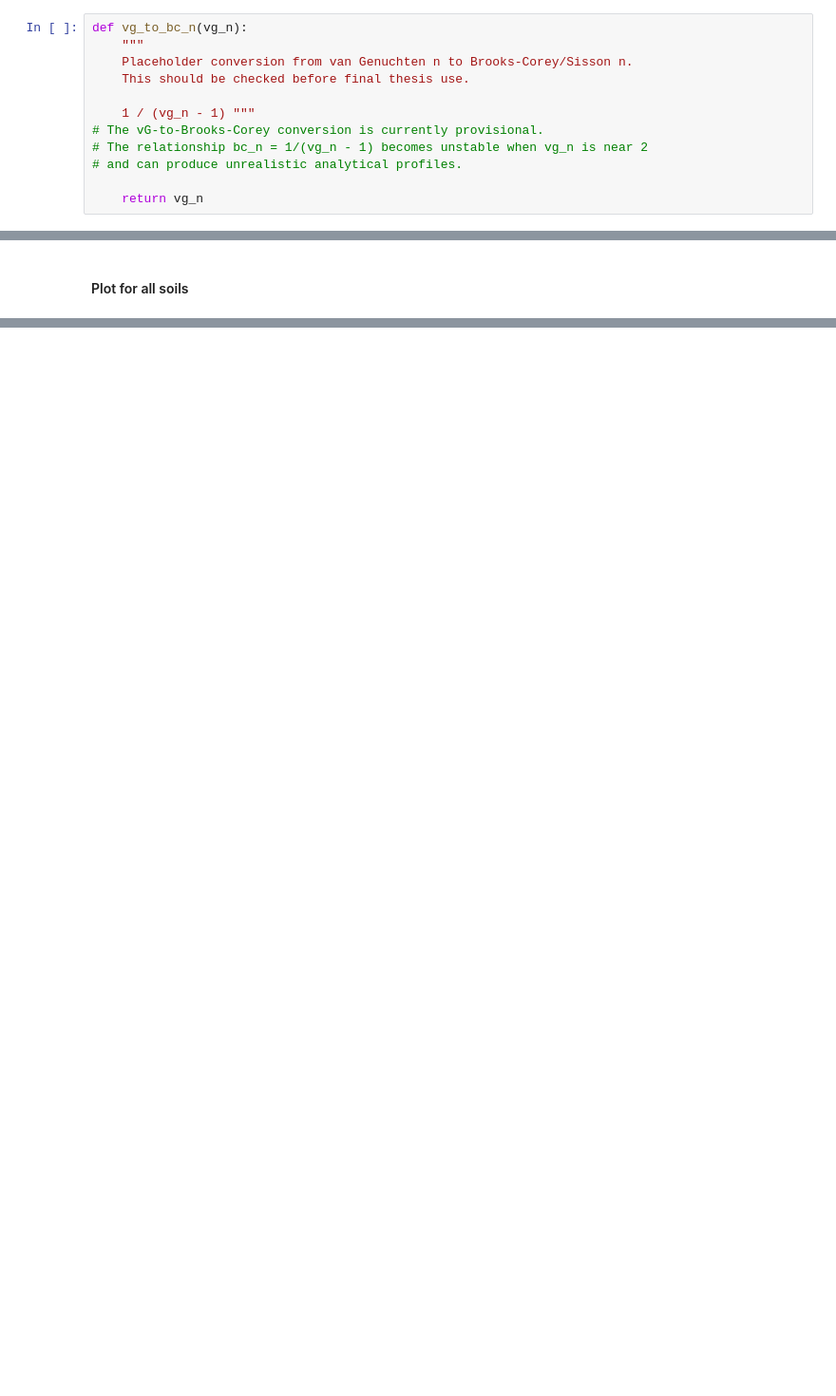
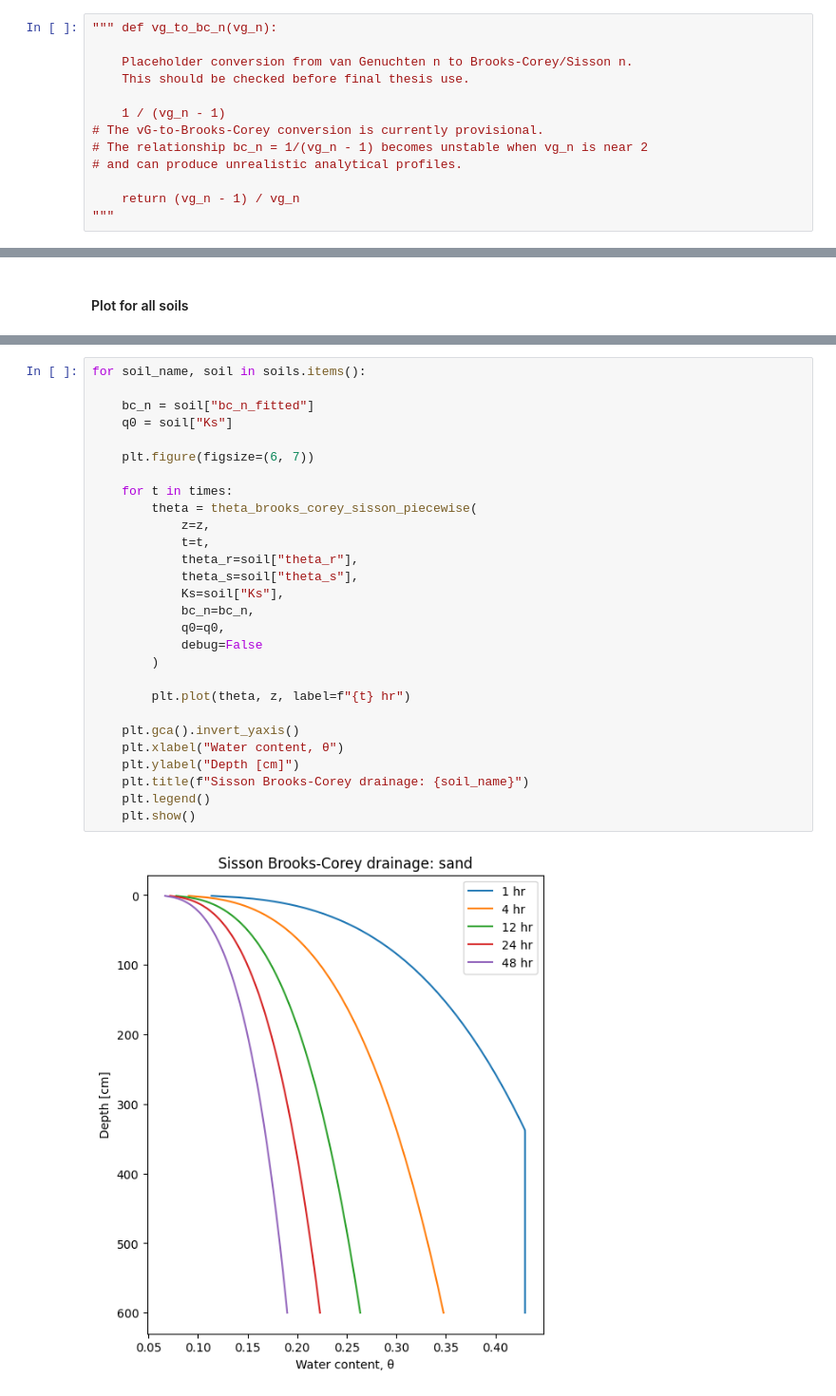
Before and after one commit to natalieyurek-cloud/TDEM_Thesis_Yurek, a Jupyter notebook: Analytical_Solution.ipynb, the cells around one changed output, grey strips where cells are left out. Shown at 95% size. Saved outputs shown, nothing was run; the diff lists cells and outputs as text; blank space fills up the shorter version.

```diff
--- a/Analytical_Solution.ipynb
+++ b/Analytical_Solution.ipynb
@@ -60,12 +115,13 @@ def K_brooks_corey(theta, theta_c, theta_m, K_m, bc_n):
 # %%
-def vg_to_bc_n(vg_n):
-    """
+""" def vg_to_bc_n(vg_n):
+
     Placeholder conversion from van Genuchten n to Brooks-Corey/Sisson n.
     This should be checked before final thesis use.
 
-    1 / (vg_n - 1) """
+    1 / (vg_n - 1)
 # The vG-to-Brooks-Corey conversion is currently provisional.
 # The relationship bc_n = 1/(vg_n - 1) becomes unstable when vg_n is near 2
 # and can produce unrealistic analytical profiles.
 
-    return vg_n
+    return (vg_n - 1) / vg_n
+"""
@@ -340,0 +329,30 @@ for soil_name, soil in soils.items():
+# %%
+for soil_name, soil in soils.items():
+
+    bc_n = soil["bc_n_fitted"]
+    q0 = soil["Ks"]
+
+    plt.figure(figsize=(6, 7))
+
+    for t in times:
+        theta = theta_brooks_corey_sisson_piecewise(
+            z=z,
+            t=t,
+            theta_r=soil["theta_r"],
+            theta_s=soil["theta_s"],
+            Ks=soil["Ks"],
+            bc_n=bc_n,
+            q0=q0,
+            debug=False
+        )
+
+        plt.plot(theta, z, label=f"{t} hr")
+
+    plt.gca().invert_yaxis()
+    plt.xlabel("Water content, θ")
+    plt.ylabel("Depth [cm]")
+    plt.title(f"Sisson Brooks-Corey drainage: {soil_name}")
+    plt.legend()
+    plt.show()
+# %% [output]
+[figure, added]
```
Also changed, not shown: parts of 12 cells of this notebook, 1 other file.
